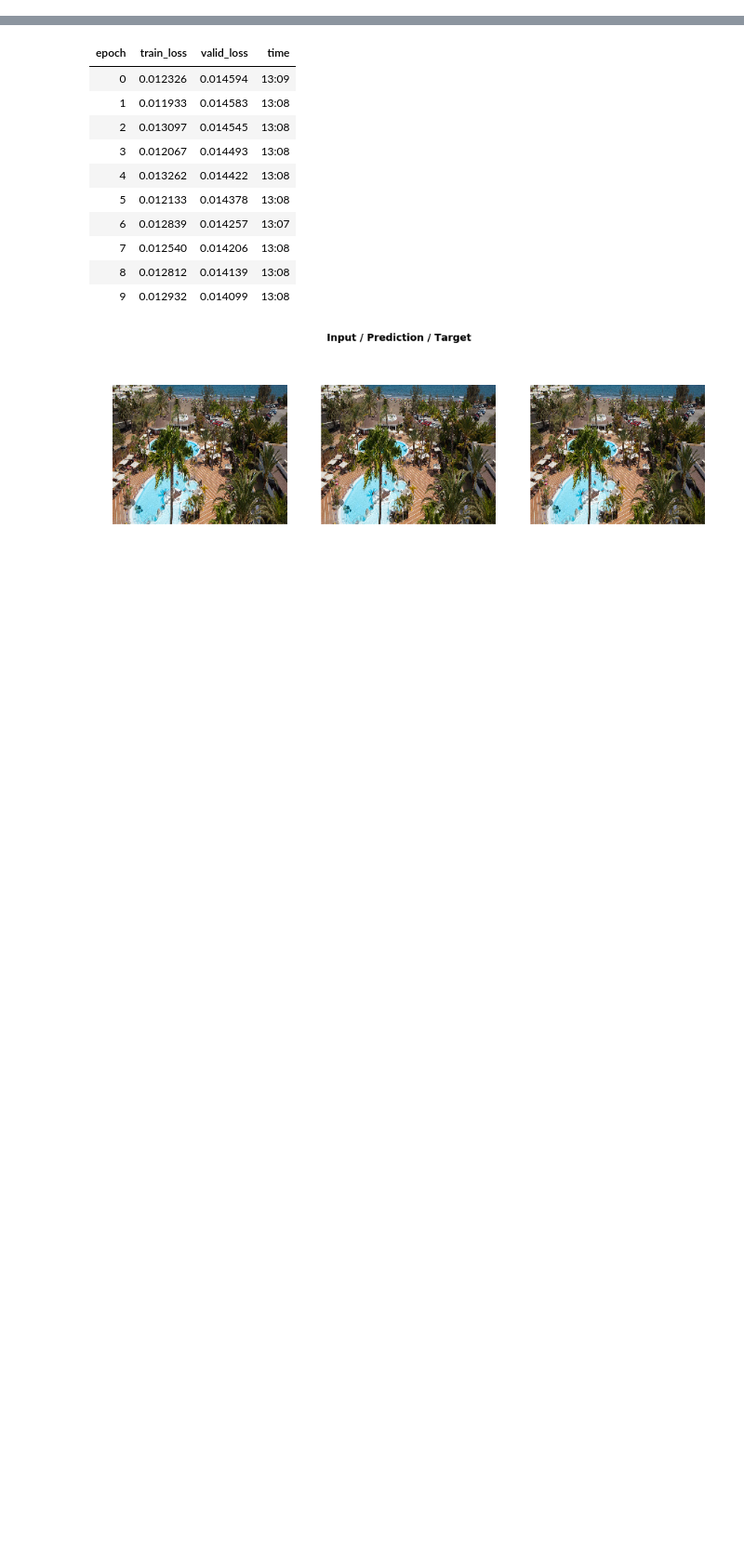
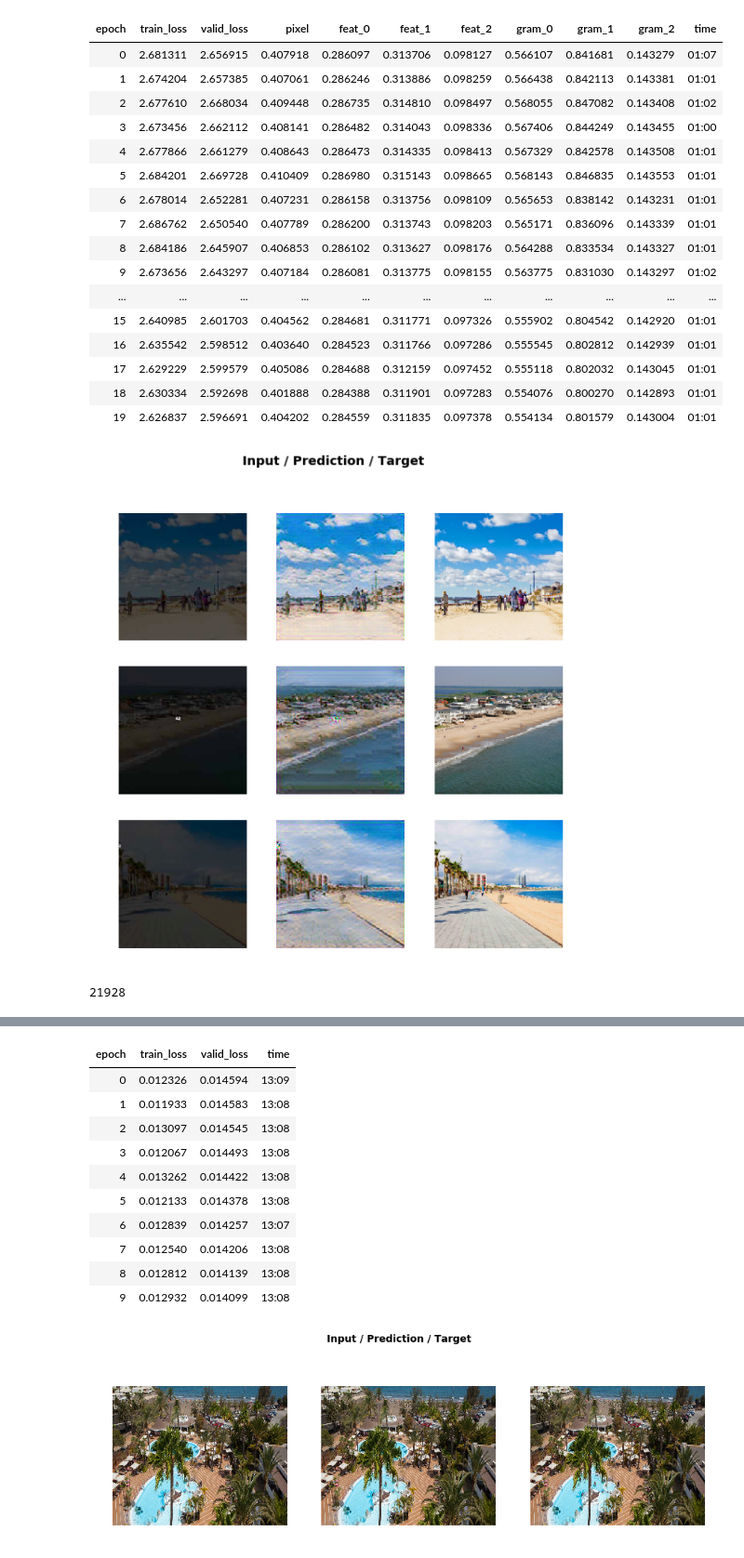
Before and after one commit to mrcasutt/lightinthedark, a Jupyter notebook: light_the_dark.ipynb, the cells around one changed output, grey strips where cells are left out. Shown at 93% size. Cells and saved outputs as stored; diff of their text form; code cells hidden in the pictures; blank space fills up the shorter version.

```diff
--- a/light_the_dark.ipynb
+++ b/light_the_dark.ipynb
@@ -2,3 +2,8 @@
 <a href="https://colab.research.google.com/github/mrcasutt/lightinthedark/blob/master/light_the_dark.ipynb" target="_parent"><img src="https://colab.research.google.com/assets/colab-badge.svg" alt="Open In Colab"/></a>
 # %%
 %matplotlib inline
+# %%
+#mount google drive to save models directly to drive
+from google.colab import drive
+drive.mount('/content/drive')
+model_path = Path('/content/drive/My Drive/models/light')
@@ -152,5 +85,0 @@ LR Finder is complete, type {learner_name}.recorder.plot() to see the graph.
-# %%
-def do_fit(save_name, lrs=slice(lr), pct_start=0.9):
-    learn.fit_one_cycle(10, lrs, pct_start=pct_start)
-    learn.save(save_name)
-    learn.show_results(rows=3, imgsize=3)
@@ -171,0 +177,6 @@ do_fit('1a', slice(1e-3,1e-1))
+# %%
+#create a do fit function that autosaves the result and displays some images after training
+def do_fit(save_name, lrs=slice(lr), pct_start=0.9, cycles=20):
+    learn.fit_one_cycle(cycles, lrs, pct_start=pct_start)
+    learn.save(model_path/save_name)
+    learn.show_results(rows=3, imgsize=3)
@@ -171,0 +269,28 @@ do_fit('1a', slice(1e-3,1e-1))
+# %%
+#train last layers of model on medium images
+do_fit('2a',slice(1e-6,1e-3))
+# %% [output]
+| epoch | train_loss | valid_loss | pixel | feat_0 | feat_1 | feat_2 | gram_0 | gram_1 | gram_2 | time |
+| 0 | 2.681311 | 2.656915 | 0.407918 | 0.286097 | 0.313706 | 0.098127 | 0.566107 | 0.841681 | 0.143279 | 01:07 |
+| 1 | 2.674204 | 2.657385 | 0.407061 | 0.286246 | 0.313886 | 0.098259 | 0.566438 | 0.842113 | 0.143381 | 01:01 |
+| 2 | 2.677610 | 2.668034 | 0.409448 | 0.286735 | 0.314810 | 0.098497 | 0.568055 | 0.847082 | 0.143408 | 01:02 |
+| 3 | 2.673456 | 2.662112 | 0.408141 | 0.286482 | 0.314043 | 0.098336 | 0.567406 | 0.844249 | 0.143455 | 01:00 |
+| 4 | 2.677866 | 2.661279 | 0.408643 | 0.286473 | 0.314335 | 0.098413 | 0.567329 | 0.842578 | 0.143508 | 01:01 |
+| 5 | 2.684201 | 2.669728 | 0.410409 | 0.286980 | 0.315143 | 0.098665 | 0.568143 | 0.846835 | 0.143553 | 01:01 |
+| 6 | 2.678014 | 2.652281 | 0.407231 | 0.286158 | 0.313756 | 0.098109 | 0.565653 | 0.838142 | 0.143231 | 01:01 |
+| 7 | 2.686762 | 2.650540 | 0.407789 | 0.286200 | 0.313743 | 0.098203 | 0.565171 | 0.836096 | 0.143339 | 01:01 |
+| 8 | 2.684186 | 2.645907 | 0.406853 | 0.286102 | 0.313627 | 0.098176 | 0.564288 | 0.833534 | 0.143327 | 01:01 |
+| 9 | 2.673656 | 2.643297 | 0.407184 | 0.286081 | 0.313775 | 0.098155 | 0.563775 | 0.831030 | 0.143297 | 01:02 |
+| ... | ... | ... | ... | ... | ... | ... | ... | ... | ... | ... |
+| 15 | 2.640985 | 2.601703 | 0.404562 | 0.284681 | 0.311771 | 0.097326 | 0.555902 | 0.804542 | 0.142920 | 01:01 |
+| 16 | 2.635542 | 2.598512 | 0.403640 | 0.284523 | 0.311766 | 0.097286 | 0.555545 | 0.802812 | 0.142939 | 01:01 |
+| 17 | 2.629229 | 2.599579 | 0.405086 | 0.284688 | 0.312159 | 0.097452 | 0.555118 | 0.802032 | 0.143045 | 01:01 |
+| 18 | 2.630334 | 2.592698 | 0.401888 | 0.284388 | 0.311901 | 0.097283 | 0.554076 | 0.800270 | 0.142893 | 01:01 |
+| 19 | 2.626837 | 2.596691 | 0.404202 | 0.284559 | 0.311835 | 0.097378 | 0.554134 | 0.801579 | 0.143004 | 01:01 |
+[figure, added]
+# %%
+#unfreeze whole model and free up some memory
+learn.unfreeze()
+gc.collect()
+# %% [output]
+21928
```
Also changed, not shown: parts of 91 cells of this notebook.
